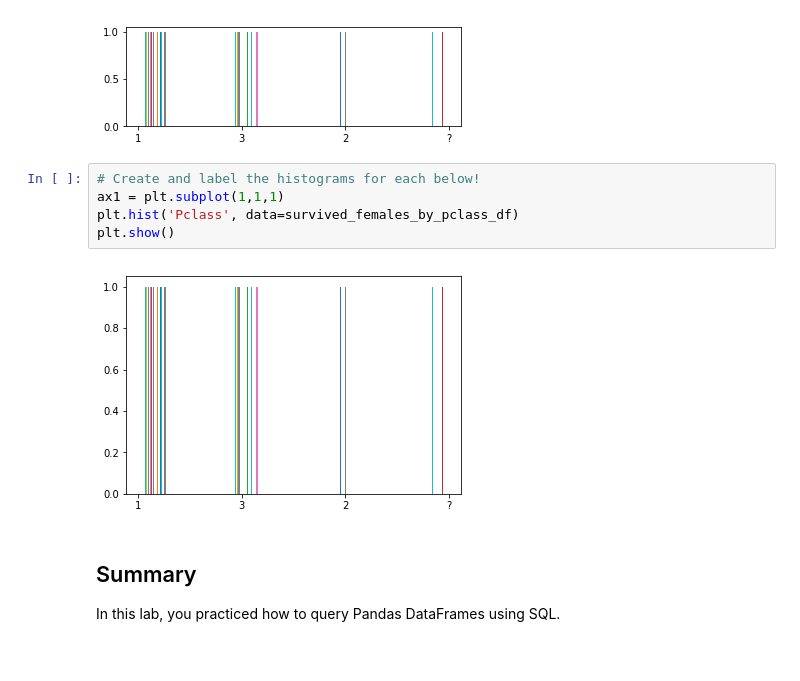
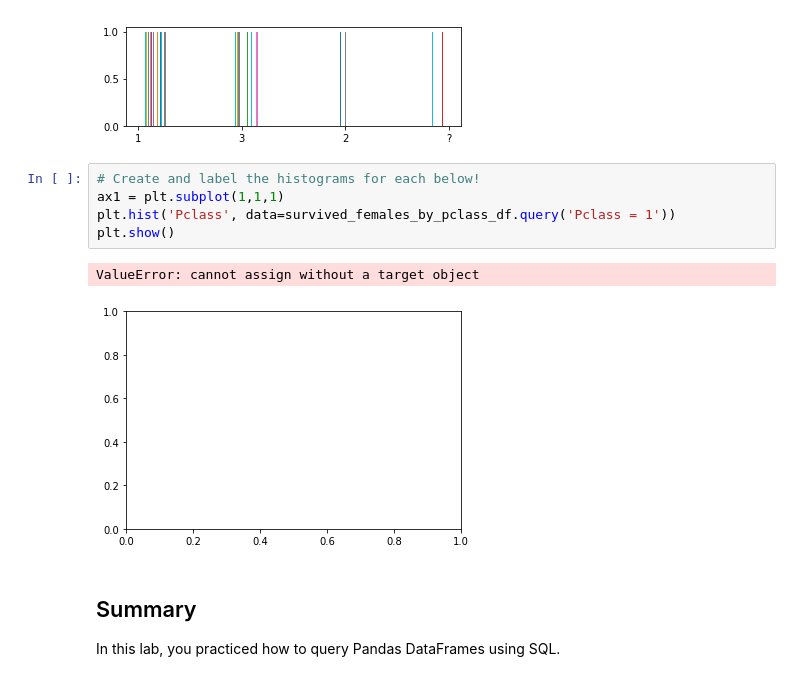
Before and after one commit to Pballer/dsc-using-sql-with-pandas-lab-dc-ds-071519, a Jupyter notebook: index.ipynb, the cells around one changed output. Drawn from its saved outputs; the diff is of its cells as text.

```diff
--- a/index.ipynb
+++ b/index.ipynb
@@ -316,10 +316,11 @@ died_females_by_pclass_df = pysqldf(q4)
 # %%
 # Create and label the histograms for each below!
 ax1 = plt.subplot(1,1,1)
-plt.hist('Pclass', data=survived_females_by_pclass_df)
+plt.hist('Pclass', data=survived_females_by_pclass_df.query('Pclass = 1'))
 plt.show()
 # %% [output]
+ValueError: cannot assign without a target object
-[figure, old version]
+[figure, new version]
 # %% [markdown]
 ## Summary
 
```
